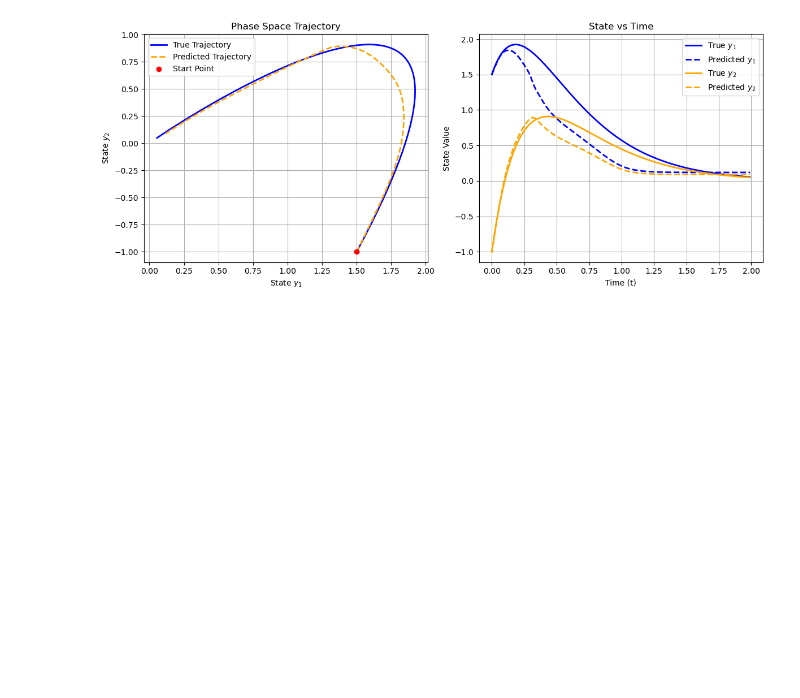
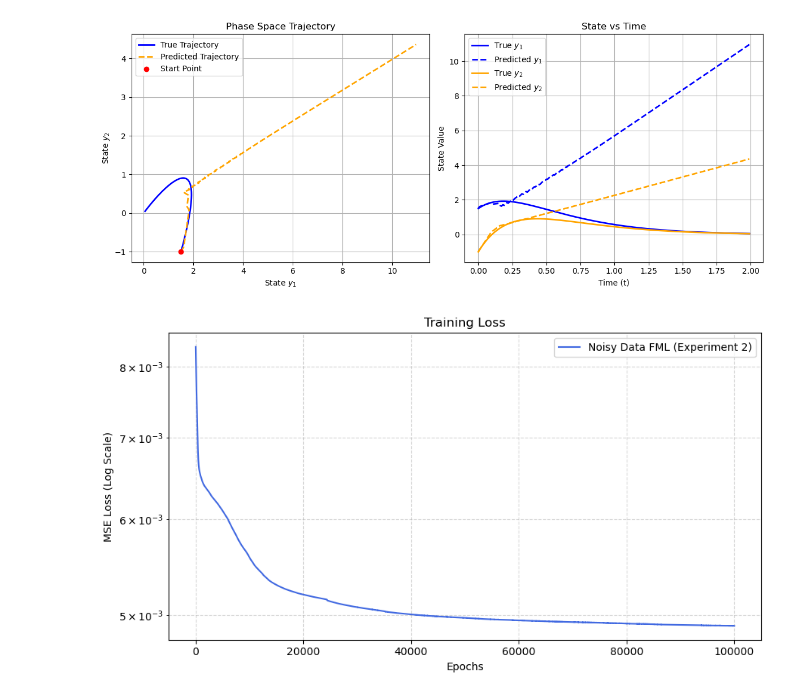
Before and after one commit to akinzig/DADynamicSystems, a Jupyter notebook: DADynamic2.ipynb, the cells around one changed output. Drawn from its saved outputs; the diff is of its cells as text; code cells hidden in the pictures; blank space fills up the shorter version.

```diff
--- a/DADynamic2.ipynb
+++ b/DADynamic2.ipynb
@@ -5,4 +5,12 @@ import equinox as eqx
 import optax
 from jax.scipy.linalg import expm
 import matplotlib.pyplot as plt
+# %%
+dt = 0.01
+num_trajectories = 20
+rho = 0.1
+lr = 1e-3
+epochs = 50000
+N_ensemble = 30
+dim_state = 2
 # %%
@@ -213,8 +230,12 @@ Full-Trajectory Rollout Test MSE Loss: 0.000399
 # %%
-epochs = 1000
+#Experiment 2: FML with noisy data
+
+model_noisy = FlowMapNN(dt=dt, key=subkey)
+opt_state_noisy = optimizer.init(eqx.filter(model_noisy, eqx.is_array))
+losses_noisy = []
 for epoch in range(epochs):
     model_noisy, opt_state_noisy, loss = train_step(model_noisy, opt_state_noisy, X_train_noisy, Y_train_noisy)
-
+    losses_noisy.append(float(loss))
     if epoch % 100 == 0:
         print(f"Epoch {epoch:4d} | MSE Loss: {loss:.6f}")
 
@@ -229,8 +250,6 @@ print("\n--- Validation on new state ---")
 print(f"Initial State:    {test_y0}")
 print(f"Exact Next State: {exact_y_next}")
 print(f"Predicted State:  {predicted_y_next}")
-
-
 
 
 test_y0 = jnp.array([1.5, -1.0])
@@ -251,8 +270,6 @@ def rollout(model, y0, num_steps):
 
 
 pred_test_traj_noisy = rollout(model_noisy, test_y0, len(t_eval))
-
-
 fig, ax = plt.subplots(1, 2, figsize=(12, 5))
 
 
@@ -279,11 +296,23 @@ ax[1].grid(True)
 plt.tight_layout()
 
 
+plt.figure(figsize=(9, 5))
+plt.plot(losses_noisy, label="Noisy Data FML (Experiment 2)", color="royalblue", linewidth=1.5)
+plt.xlabel("Epochs")
+plt.ylabel("MSE Loss (Log Scale)")
+plt.title("Training Loss")
+plt.yscale("log")
+plt.grid(True, which="both", linestyle="--", alpha=0.5)
+plt.legend()
+plt.tight_layout()
+plt.show()
+
+
 # 1. Get the starting point of your 5th (test) trajectory
-test_y0_trajectory = trajectories[4, 0, :]
+test_y0_trajectory = trajectories[19, 0, :]
 
 # 2. Get the true full trajectory for the 5th sequence
-true_test_traj = trajectories[4, :, :]
+true_test_traj = trajectories[19, :, :]
 
 # 3. Generate the predicted rollout from that starting point
 pred_test_traj_noisy = rollout(model_noisy, test_y0_trajectory, len(t_eval))
@@ -312 +341,2 @@ Full-Trajectory Rollout Test MSE Loss: 0.022141
-[figure, old version]
+[figure, new version]
+[figure, added]
```
Also changed, not shown: parts of 7 cells of this notebook.
